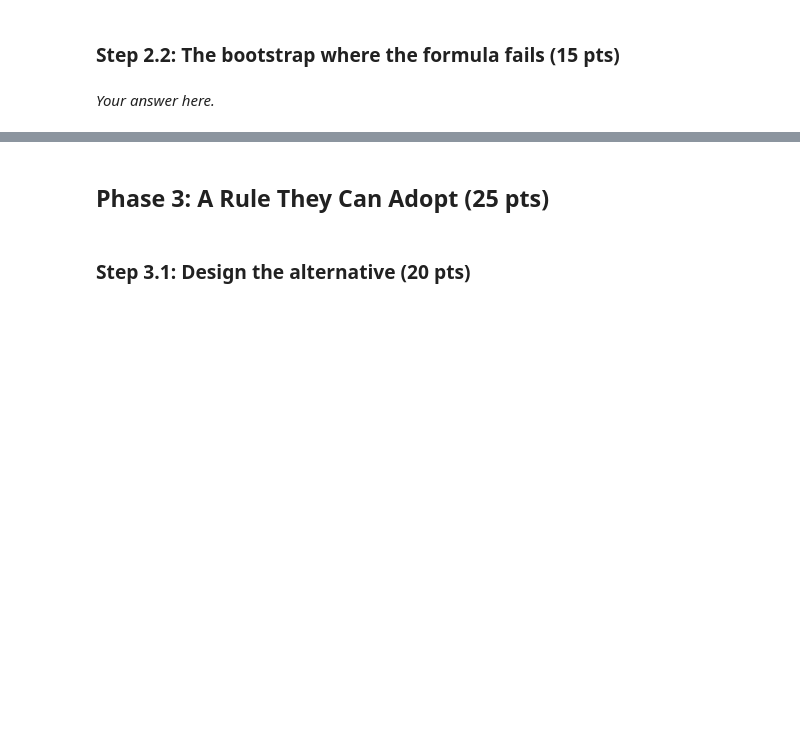
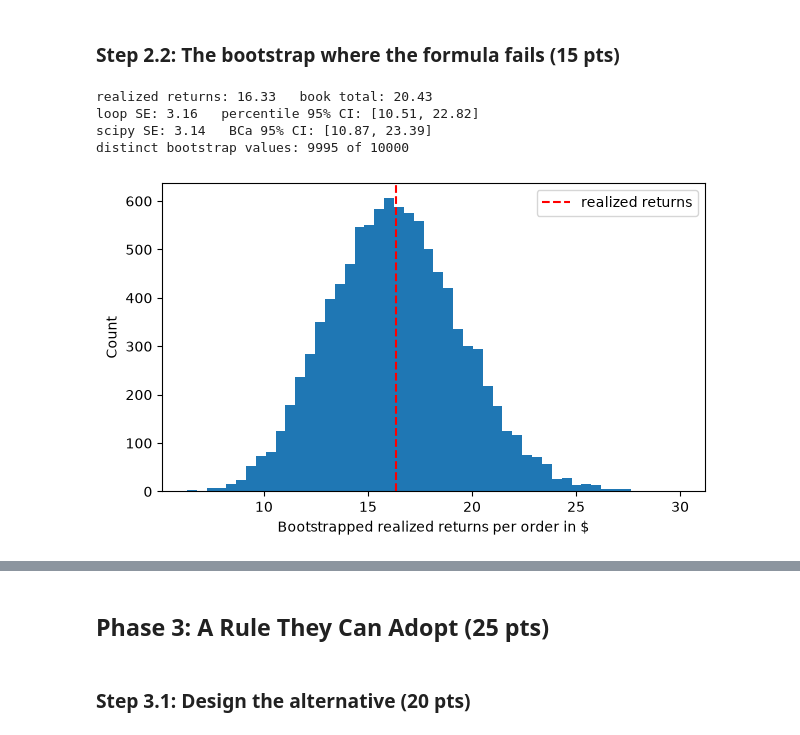
Before and after one commit to lukys8120/econ5200-ps2-underpowered-portfolio, a Jupyter notebook: Econ_5200_PS2.ipynb, the cells around one changed output, grey strips where cells are left out. Cells and saved outputs as stored; diff of their text form; code cells hidden in the pictures; blank space fills up the shorter version.

Commit message:
PS2: Phases 2-4 work, truth cell and AI appendix

```diff
--- a/Econ_5200_PS2.ipynb
+++ b/Econ_5200_PS2.ipynb
@@ -119,4 +156,39 @@ We will be now labeling which tests actually ended up being shipped. The conditi
 # %% [markdown]
 ### Step 2.2: The bootstrap where the formula fails (15 pts)
-# %% [markdown]
-*Your answer here.*
+# %%
+df_tests['realized'] = np.where(df_tests['shipped'], df_tests['true_effects'], 0.0)
+realized_return = df_tests['realized'].sum()
+book_total = df_tests.loc[df_tests['shipped'], 'observed'].sum()
+print(f"realized returns: {realized_return:.2f}   book total: {book_total:.2f}")
+
+values = df_tests['realized'].values
+n = len(values)
+boot_sums = []
+for _ in range(10_000):
+    i = rng.integers(0, n, size=n)
+    boot_sums.append(values[i].sum())
+boot_sums = np.array(boot_sums)
+
+se_loop = np.std(boot_sums, ddof=1)
+ci_pct = np.percentile(boot_sums, [2.5, 97.5])
+print(f"loop SE: {se_loop:.2f}   percentile 95% CI: [{ci_pct[0]:.2f}, {ci_pct[1]:.2f}]")
+
+res = stats.bootstrap((values,), np.sum, n_resamples=10_000, method='BCa', random_state=rng)
+ci = res.confidence_interval
+print(f"scipy SE: {res.standard_error:.2f}   BCa 95% CI: [{ci.low:.2f}, {ci.high:.2f}]")
+
+print("distinct bootstrap values:", len(np.unique(boot_sums.round(6))), "of", len(boot_sums))
+
+fig, ax = plt.subplots(figsize=(7, 4))
+ax.hist(boot_sums, bins=50)
+ax.axvline(realized_return, color='red', linestyle='--', label='realized returns')
+ax.set_xlabel('Bootstrapped realized returns per order in $')
+ax.set_ylabel('Count')
+ax.legend()
+plt.show()
+# %% [output]
+realized returns: 16.33   book total: 20.43
+loop SE: 3.16   percentile 95% CI: [10.51, 22.82]
+scipy SE: 3.14   BCa 95% CI: [10.87, 23.39]
+distinct bootstrap values: 9995 of 10000
+[figure, added]
```
Also changed, not shown: parts of 18 cells of this notebook, 1 other file.
